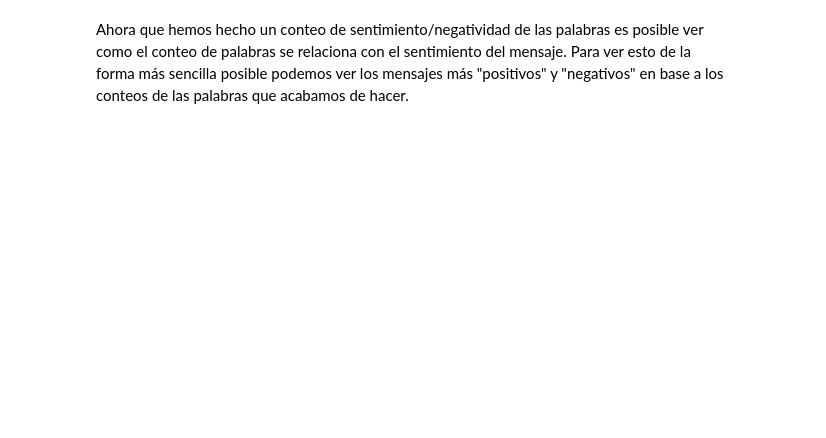
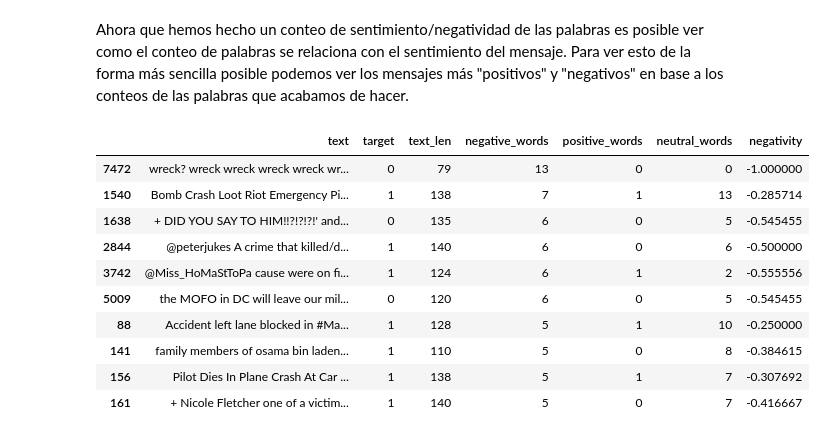
Before and after one commit to wwIrvingww/Lab5_DS, a Jupyter notebook: Tweet_Clasificador.ipynb, the cells around one changed output. Drawn from its saved outputs; the diff is of its cells as text; code cells hidden in the pictures; blank space fills up the shorter version.

```diff
--- a/Tweet_Clasificador.ipynb
+++ b/Tweet_Clasificador.ipynb
@@ -1093,5 +1093,20 @@ Ejemplos de tweets con su análisis de sentimiento:
 # %% [markdown]
 Ahora que hemos hecho un conteo de sentimiento/negatividad de las palabras es posible ver como el conteo de palabras se relaciona con el sentimiento del mensaje. Para ver esto de la forma más sencilla posible podemos ver los mensajes más "positivos" y "negativos" en base a los conteos de las palabras que acabamos de hacer.
 # %%
-# mensajes mas negativos
+# parte 9 mensajes mas negativos
+
+top10_negativos = df.nlargest(10, 'negative_words')
+top10_negativos[['text', 'target', 'text_len', 'negative_words', 'positive_words', 'neutral_words', 'negativity']]
+# %% [output]
+|  | text | target | text_len | negative_words | positive_words | neutral_words | negativity |
+| 7472 | wreck? wreck wreck wreck wreck wr... | 0 | 79 | 13 | 0 | 0 | -1.000000 |
+| 1540 | Bomb Crash Loot Riot Emergency Pi... | 1 | 138 | 7 | 1 | 13 | -0.285714 |
+| 1638 | + DID YOU SAY TO HIM!!?!?!?!' and... | 0 | 135 | 6 | 0 | 5 | -0.545455 |
+| 2844 | @peterjukes A crime that killed/d... | 1 | 140 | 6 | 0 | 6 | -0.500000 |
+| 3742 | @Miss_HoMaStToPa cause were on fi... | 1 | 124 | 6 | 1 | 2 | -0.555556 |
+| 5009 | the MOFO in DC will leave our mil... | 0 | 120 | 6 | 0 | 5 | -0.545455 |
+| 88 | Accident left lane blocked in #Ma... | 1 | 128 | 5 | 1 | 10 | -0.250000 |
+| 141 | family members of osama bin laden... | 1 | 110 | 5 | 0 | 8 | -0.384615 |
+| 156 | Pilot Dies In Plane Crash At Car ... | 1 | 138 | 5 | 1 | 7 | -0.307692 |
+| 161 | + Nicole Fletcher one of a victim... | 1 | 140 | 5 | 0 | 7 | -0.416667 |
 # %%
```
Also changed, not shown: parts of 3 cells of this notebook.
